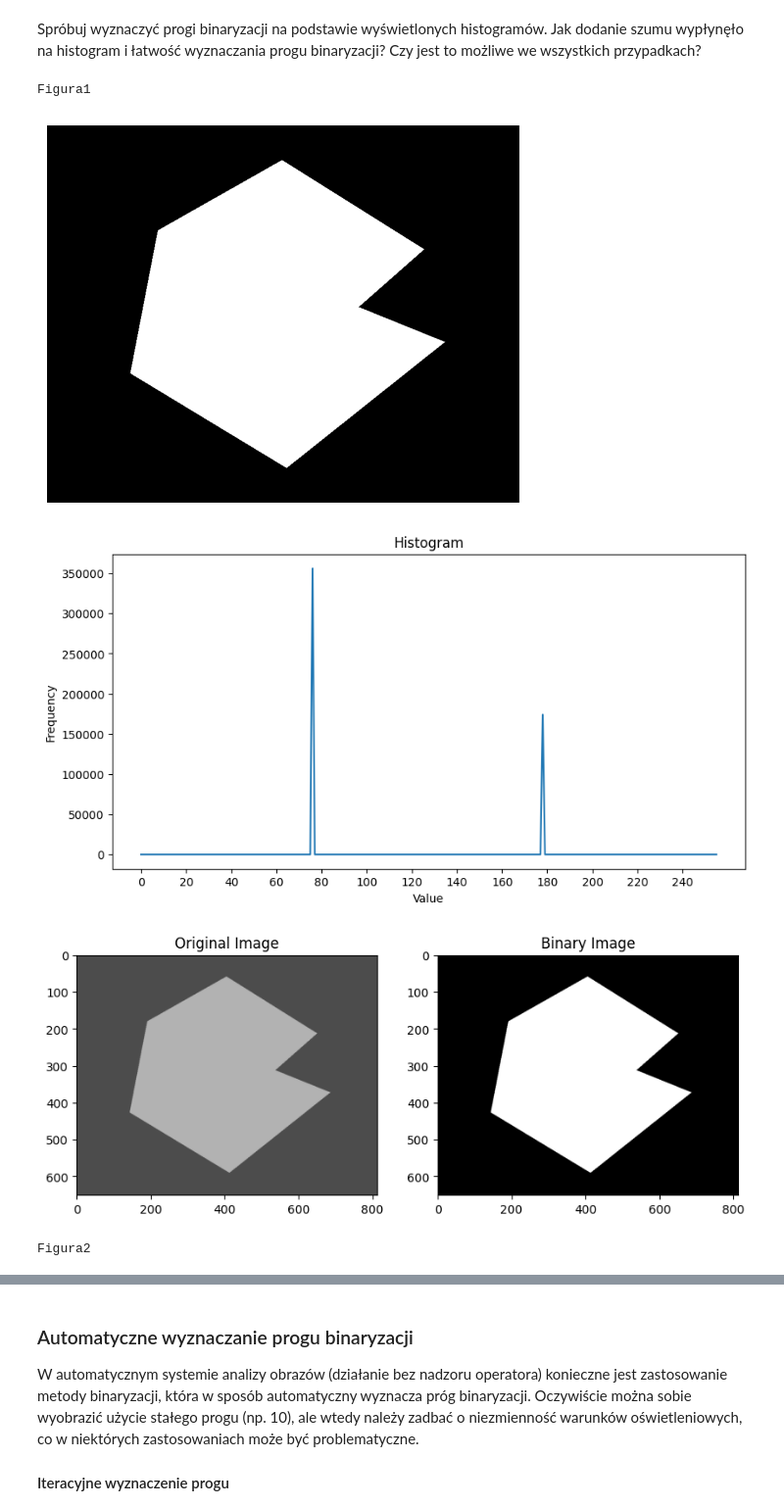
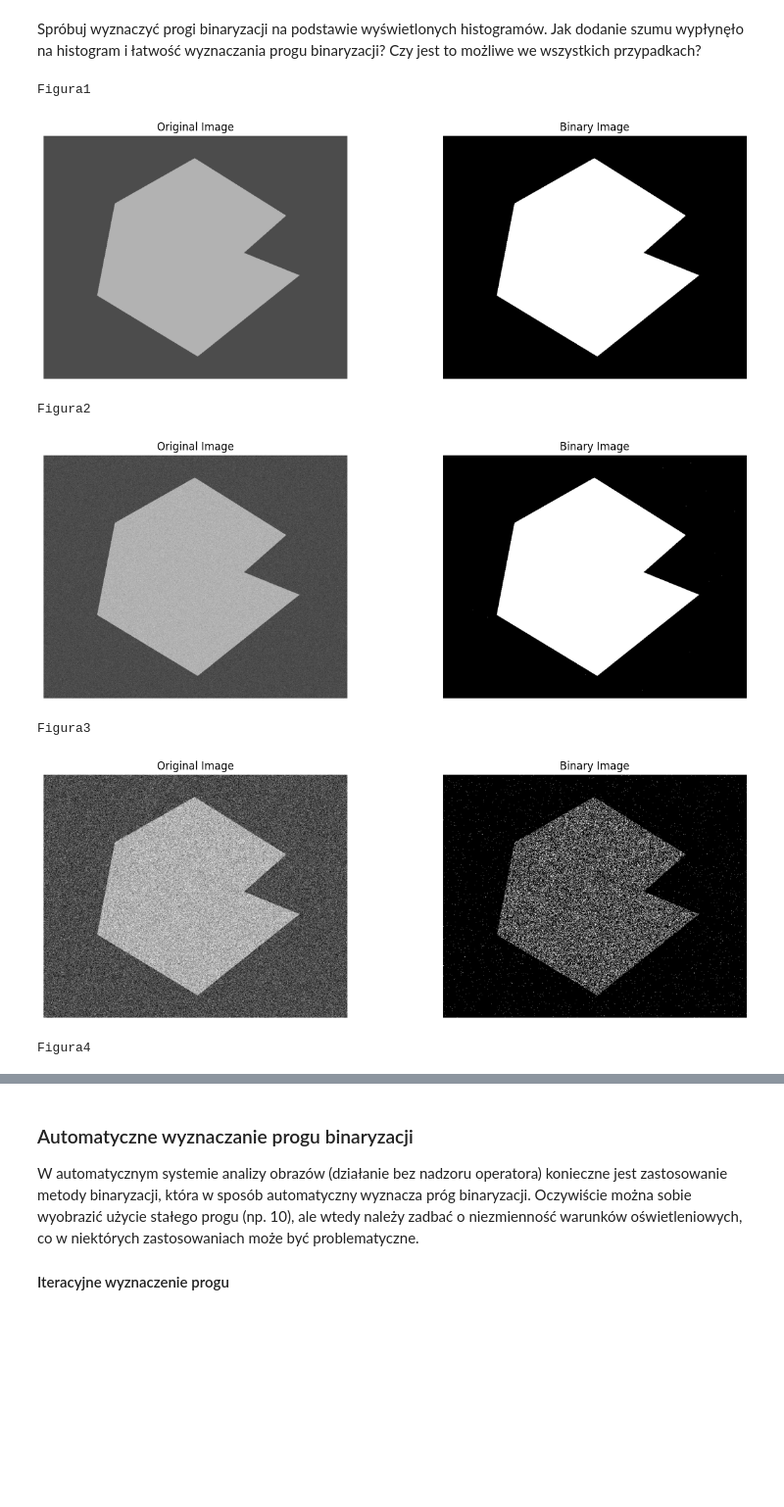
Before and after one commit to lursz/DigitalImageProcessing-Course, a Jupyter notebook: lab4/04_thresholding.ipynb, the cells around one changed output, grey strips where cells are left out. Shown at 98% size. Drawn from its saved outputs; the diff is of its cells as text; code cells hidden in the pictures; blank space fills up the shorter version.

```diff
--- a/lab4/04_thresholding.ipynb
+++ b/lab4/04_thresholding.ipynb
@@ -50,22 +60,20 @@ for fileName in fileNames:
 # %%
-
 def showImgGetHist(path: str, show_img: bool = True, show_hist: bool = True):
     img = cv2.imread(path, cv2.IMREAD_GRAYSCALE)
     img_hist = cv2.calcHist([img], [0], None, [256], [0, 256])
 
+    fig, axs = plt.subplots(1, 2, figsize=(15, 5))
     if show_img:
-        plt.figure()
-        plt.imshow(img, 'gray')
-        plt.axis('off')
 
+        axs[0].imshow(img, "gray")
+        axs[0].axis("off")
+        axs[1].plot(img_hist)
     if show_hist:
-        plt.figure()
-        plt.rcParams["figure.figsize"] = (10,5)
-        plt.title("Histogram")
-        plt.xlabel("Value")
-        plt.ylabel("Frequency")
-        plt.xticks(np.arange(0, 256, 20.0))
-        plt.plot(img_hist)
+        plt.rcParams["figure.figsize"] = (10, 5)
+        axs[1].set_xlabel("Value")
+        axs[1].set_ylabel("Frequency")
+        axs[1].set_title("Histogram")
+        axs[1].set_xticks(np.arange(0, 256, 20.0))
         plt.show()
 
     return img, img_hist
@@ -116,16 +126,18 @@ Jak dodanie szumu wypłynęło na histogram i łatwość wyznaczania progu binar
 Czy jest to możliwe we wszystkich przypadkach?
 # %%
 print("Figura1")
-binarization(showImgGetHist("figura1.png"), 100)
+binarization(showImgGetHist("figura1.png", False, False), 120)
 print("Figura2")
-binarization(showImgGetHist("figura2.png"), 100)
+binarization(showImgGetHist("figura2.png", False, False), 120)
 print("Figura3")
-binarization(showImgGetHist("figura3.png"), 100)
+binarization(showImgGetHist("figura3.png", False, False),200)
 print("Figura4")
-binarization(showImgGetHist("figura4.png"), 100)
+binarization(showImgGetHist("figura4.png", False, False), 40)
 # %% [output]
 Figura1
-[figure, old version]
+[figure, new version]
+Figura2
-[figure, old version]
+[figure, new version]
+Figura3
-[figure, old version]
+[figure, new version]
-Figura2
+Figura4
```
Also changed, not shown: parts of 4 cells of this notebook, 2 other files.
